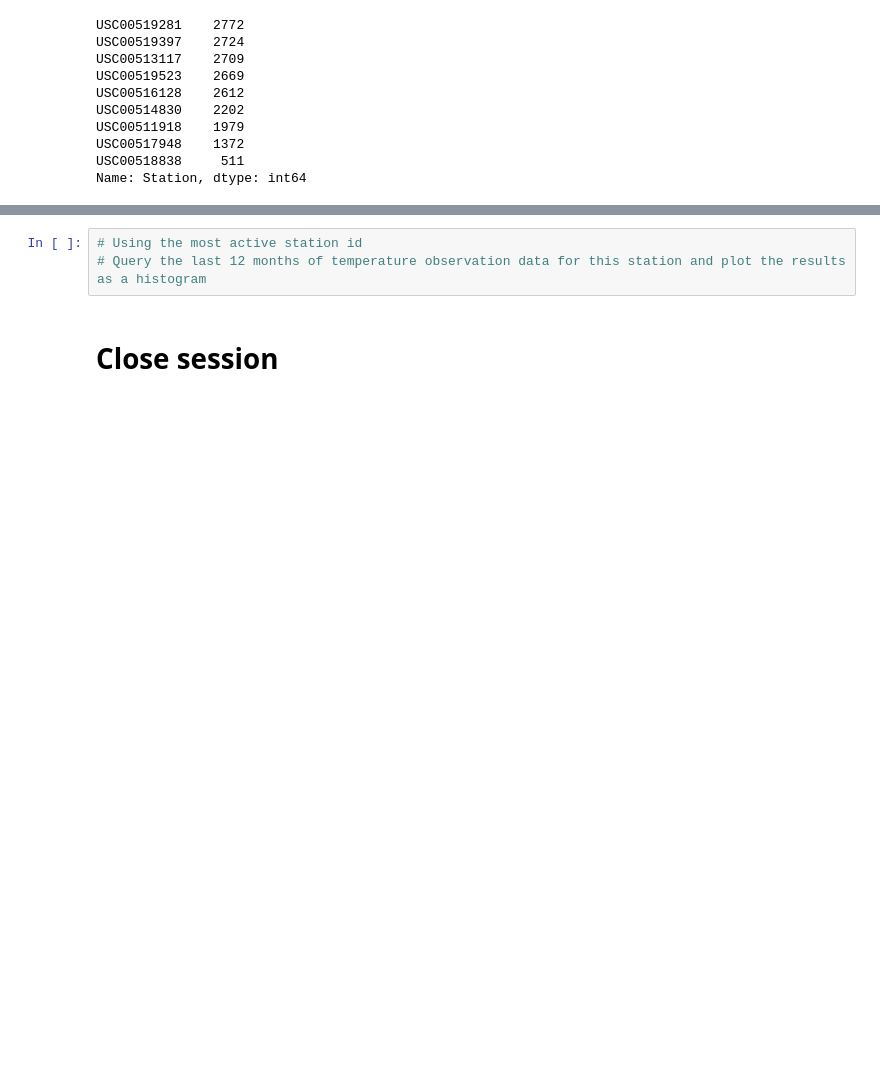
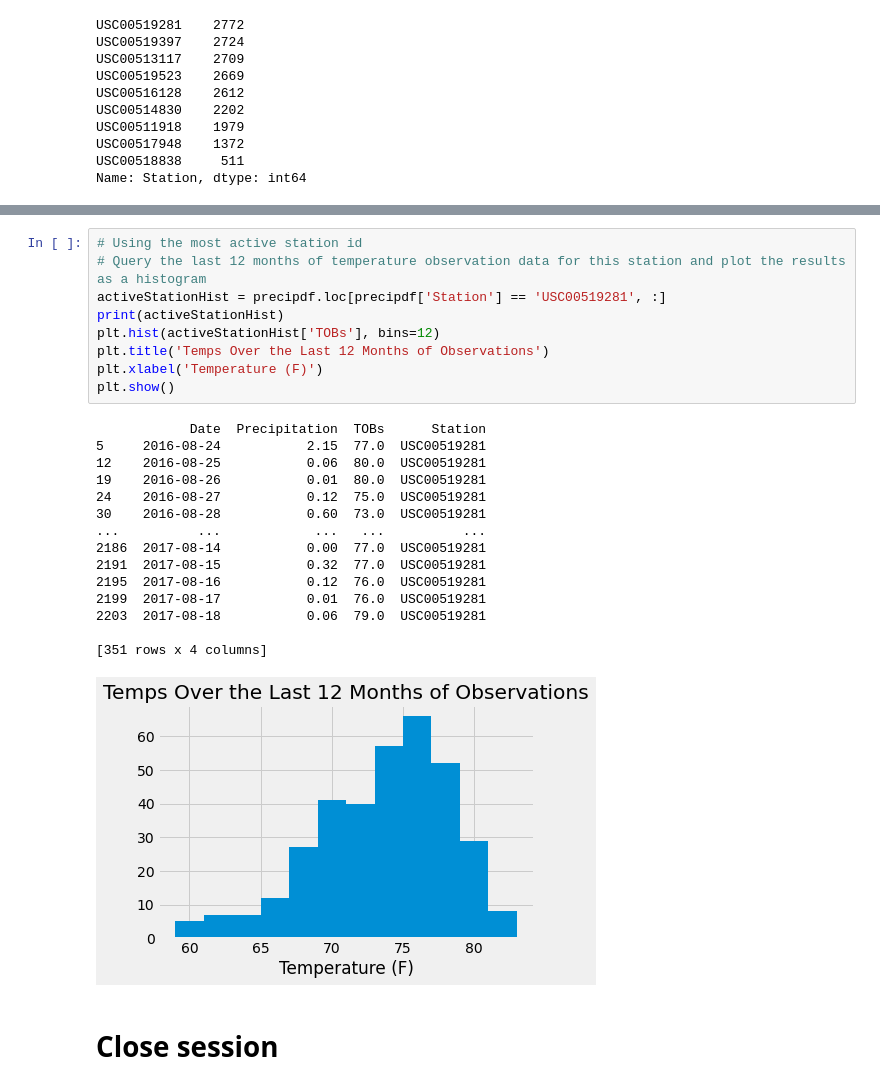
Before and after one commit to ennegineer/sqlalchemy-challenge, a Jupyter notebook: climate_starter.ipynb, the cells around one changed output, grey strips where cells are left out. Saved outputs shown, nothing was run; the diff lists cells and outputs as text; blank space fills up the shorter version.

```diff
--- a/climate_starter.ipynb
+++ b/climate_starter.ipynb
@@ -186,6 +223,28 @@ Name: Station, dtype: int64
 # %%
 # Using the most active station id
 # Query the last 12 months of temperature observation data for this station and plot the results as a histogram
+activeStationHist = precipdf.loc[precipdf['Station'] == 'USC00519281', :]
+print(activeStationHist)
+plt.hist(activeStationHist['TOBs'], bins=12)
+plt.title('Temps Over the Last 12 Months of Observations')
+plt.xlabel('Temperature (F)')
+plt.show()
+# %% [output]
+            Date  Precipitation  TOBs      Station
+5     2016-08-24           2.15  77.0  USC00519281
+12    2016-08-25           0.06  80.0  USC00519281
+19    2016-08-26           0.01  80.0  USC00519281
+24    2016-08-27           0.12  75.0  USC00519281
+30    2016-08-28           0.60  73.0  USC00519281
+...          ...            ...   ...          ...
+2186  2017-08-14           0.00  77.0  USC00519281
+2191  2017-08-15           0.32  77.0  USC00519281
+2195  2017-08-16           0.12  76.0  USC00519281
+2199  2017-08-17           0.01  76.0  USC00519281
+2203  2017-08-18           0.06  79.0  USC00519281
+
+[351 rows x 4 columns]
+[figure, added]
 # %% [markdown]
 # Close session
 # %%
```
Also changed, not shown: parts of 7 cells of this notebook, 5 other files.
